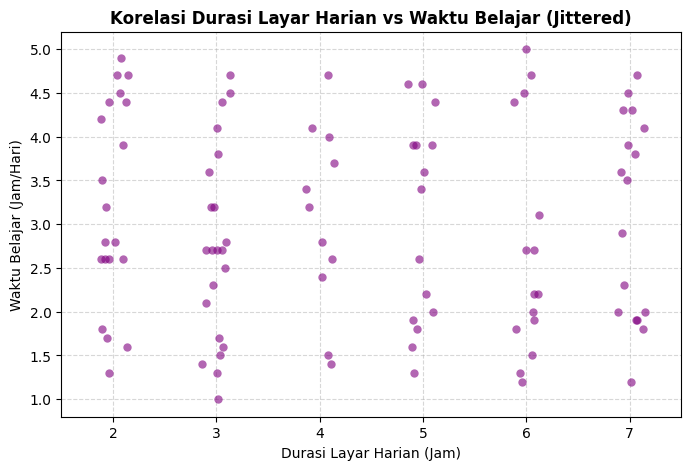
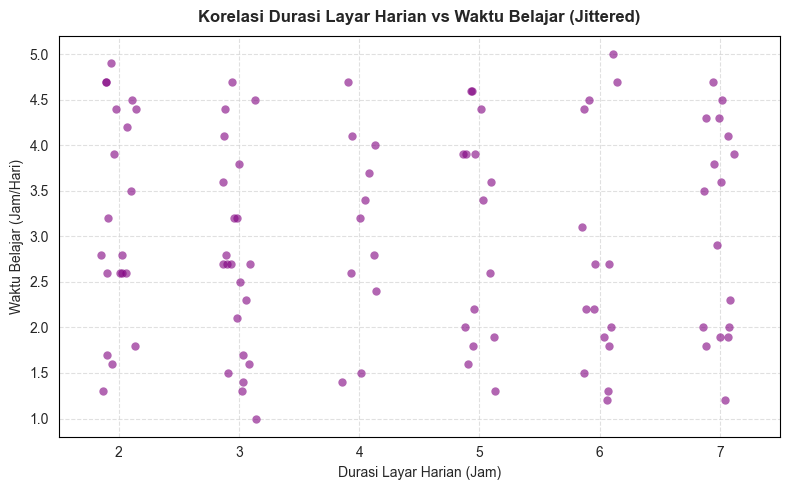
Code edit (unified diff) that turned the first committed figure into the second:
--- before
+++ after
@@ -1,31 +1,51 @@
+import pandas as pd
 import matplotlib.pyplot as plt
-import pandas as pd  # <--- Pastikan pandas di-import
 import seaborn as sns
+import numpy as np
 
-# 1. LOAD DATA KAMU TERLEBIH DAHULU
-# Ganti 'nama_file_kamu.csv' sesuai dengan nama file data yang kamu punya
-df = pd.read_csv('Kelas F_Student AI Usage.csv') 
 
-# ===========================================================================
-# KATEGORI 3: KORELASI (DURASI LAYAR VS WAKTU BELAJAR)
-# ===========================================================================
-plt.figure(figsize=(8, 5))
+df = pd.read_csv("Kelas F_Student AI Usage.csv")
 
-# Sekarang Python sudah tahu 'df' itu apa, jadi baris ini tidak akan error lagi
-sns.stripplot(
-    x='daily_screen_time_hours', 
-    y='study_hours_per_day', 
-    data=df, 
-    color='purple', 
-    alpha=0.6,      
-    jitter=0.15,    
-    size=6
-)
+sns.set_style("whitegrid")
 
-# Kustomisasi kelengkapan grafik laporan
-plt.title('Korelasi Durasi Layar Harian vs Waktu Belajar (Jittered)', fontsize=12, fontweight='bold')
-plt.xlabel('Durasi Layar Harian (Jam)')
-plt.ylabel('Waktu Belajar (Jam/Hari)')
-plt.grid(True, linestyle='--', alpha=0.5)
 
+def plot_kategori_c(ax):
+    np.random.seed(42)
+
+    ax.grid(False)
+
+    for spine in ax.spines.values():
+        spine.set_edgecolor("black")
+        spine.set_linewidth(0.8)
+        spine.set_visible(True)
+
+    sns.stripplot(
+        x="daily_screen_time_hours",
+        y="study_hours_per_day",
+        data=df,
+        color="purple",
+        alpha=0.6,
+        jitter=0.15,
+        size=6,
+        ax=ax,
+    )
+
+    ax.grid(True, which="both", linestyle="--", color="#D3D3D3", alpha=0.7)
+    ax.set_axisbelow(True)
+
+    ax.set_title(
+        "Korelasi Durasi Layar Harian vs Waktu Belajar (Jittered)",
+        fontsize=12,
+        fontweight="bold",
+        pad=10,
+    )
+    ax.set_xlabel("Durasi Layar Harian (Jam)", fontsize=10)
+    ax.set_ylabel("Waktu Belajar (Jam/Hari)", fontsize=10)
+
+
+fig, ax = plt.subplots(figsize=(8, 5))
+plot_kategori_c(ax)
+
+plt.tight_layout()
+plt.savefig("03_kategori_c_screen_time_vs_study_time.png", dpi=300, bbox_inches="tight")
 plt.show()

Commit: Add files via upload